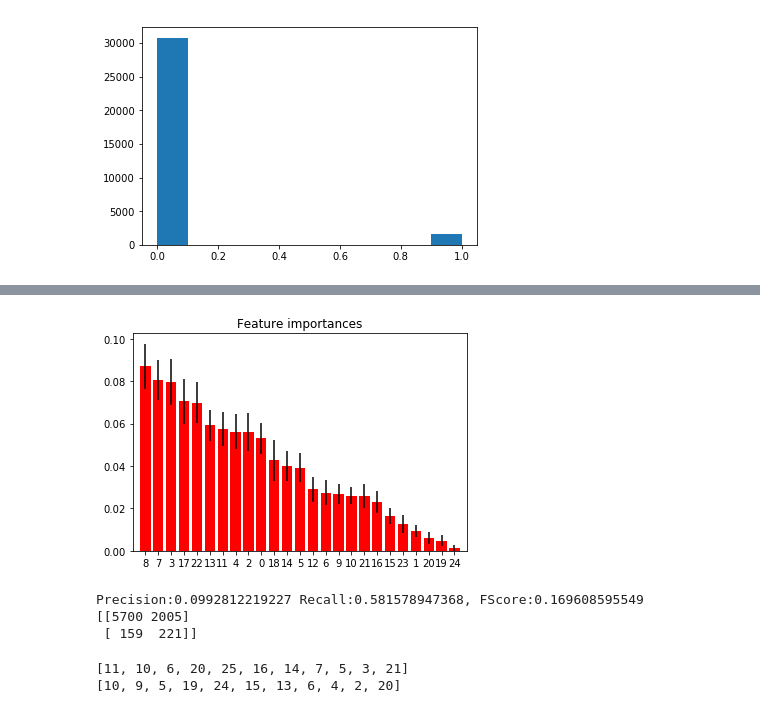
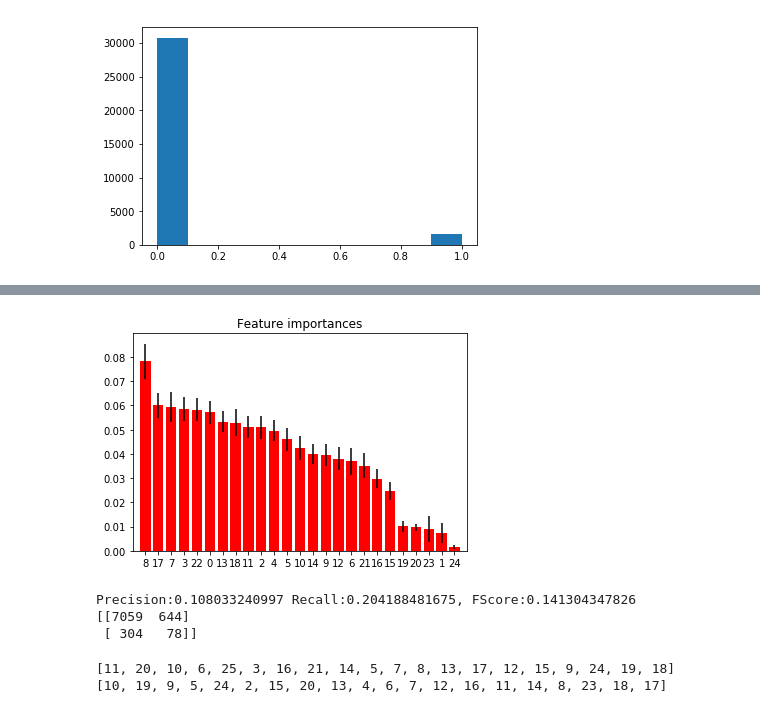
Before and after one commit to randorfer/adopterLearn, a Jupyter notebook: Song_Adopter_Challenge.ipynb, the cells around one changed output, grey strips where cells are left out. Drawn from its saved outputs; the diff is of its cells as text; code cells hidden in the pictures.

```diff
--- a/Song_Adopter_Challenge.ipynb
+++ b/Song_Adopter_Challenge.ipynb
@@ -126,36 +126,36 @@ import csv
 # %%
 from sklearn.ensemble import ExtraTreesClassifier
 
-forest = RandomForestClassifier(n_estimators=45, random_state=42)
+forest = ExtraTreesClassifier(n_estimators=45, random_state=42)
 forest.fit(X_train, y_train)
 importances = forest.feature_importances_
 std = np.std([tree.feature_importances_ for tree in forest.estimators_],
              axis=0)
 indices = np.argsort(importances)[::-1]
 
 # Plot the feature importances of the forest
 plt.figure()
 plt.title("Feature importances")
 plt.bar(range(X.shape[1]), importances[indices],
        color="r", yerr=std[indices], align="center")
 plt.xticks(range(X.shape[1]), indices)
 plt.xlim([-1, X.shape[1]])
 plt.show()
 
 y_pred = forest.predict(X_test)
 precision, recall, fbeta_score, support = precision_recall_fscore_support(
     y_true=y_test, y_pred=y_pred, labels=1, average='binary'
 )
 print("Precision:{0} Recall:{1}, FScore:{2}").format(precision, recall, fbeta_score)
 print confusion_matrix(y_test,y_pred)
 # %% [output]
-[figure, old version]
+[figure, new version]
-Precision:0.0992812219227 Recall:0.581578947368, FScore:0.169608595549
-[[5700 2005]
- [ 159  221]]
+Precision:0.108033240997 Recall:0.204188481675, FScore:0.141304347826
+[[7059  644]
+ [ 304   78]]
 # %%
 arr = forest.feature_importances_
-top_features = arr.argsort()[-11:][::-1]
+top_features = arr.argsort()[-20:][::-1]
 train_top_features = map(lambda x: x+3, top_features)
 score_top_features = map(lambda x: x+2, top_features)
 
@@ -164,8 +164,8 @@ print score_top_features
 
 X_score = score.values[:,score_top_features]
 # %% [output]
-[11, 10, 6, 20, 25, 16, 14, 7, 5, 3, 21]
-[10, 9, 5, 19, 24, 15, 13, 6, 4, 2, 20]
+[11, 20, 10, 6, 25, 3, 16, 21, 14, 5, 7, 8, 13, 17, 12, 15, 9, 24, 19, 18]
+[10, 19, 9, 5, 24, 2, 15, 20, 13, 4, 6, 7, 12, 16, 11, 14, 8, 23, 18, 17]
 # %%
 data2 = pd.DataFrame(data=X_score)
 data2.columns = train.columns[train_top_features]
```
Also changed, not shown: parts of 9 cells of this notebook, 5 other files.
